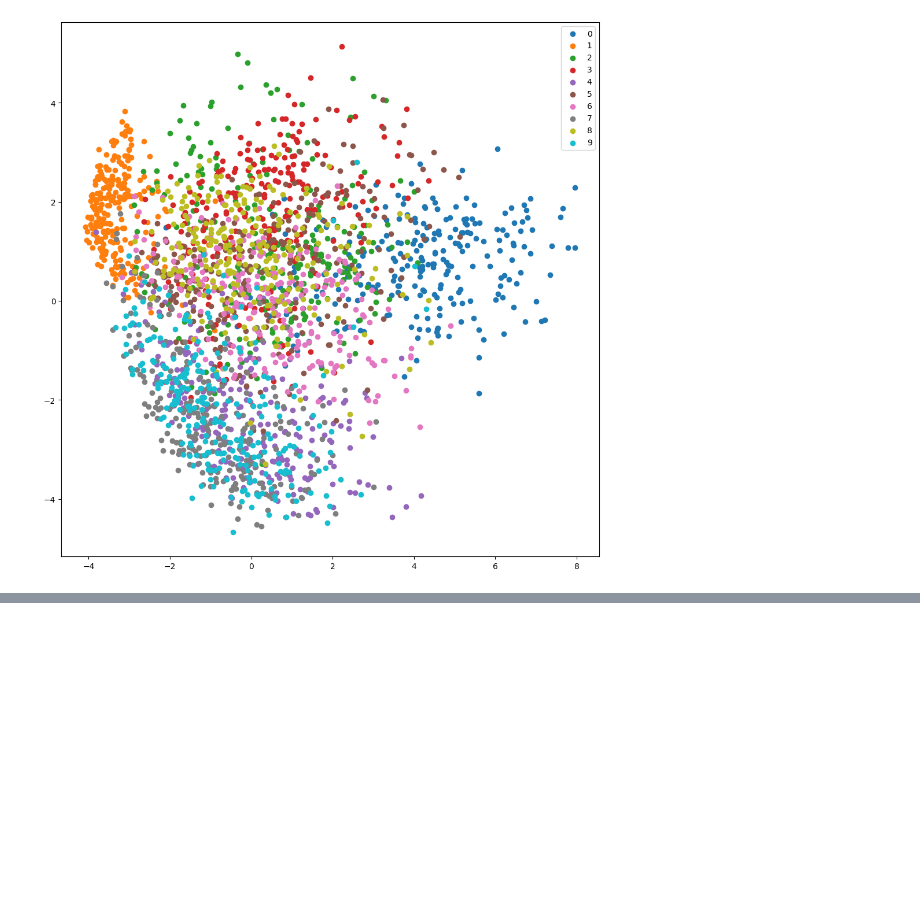
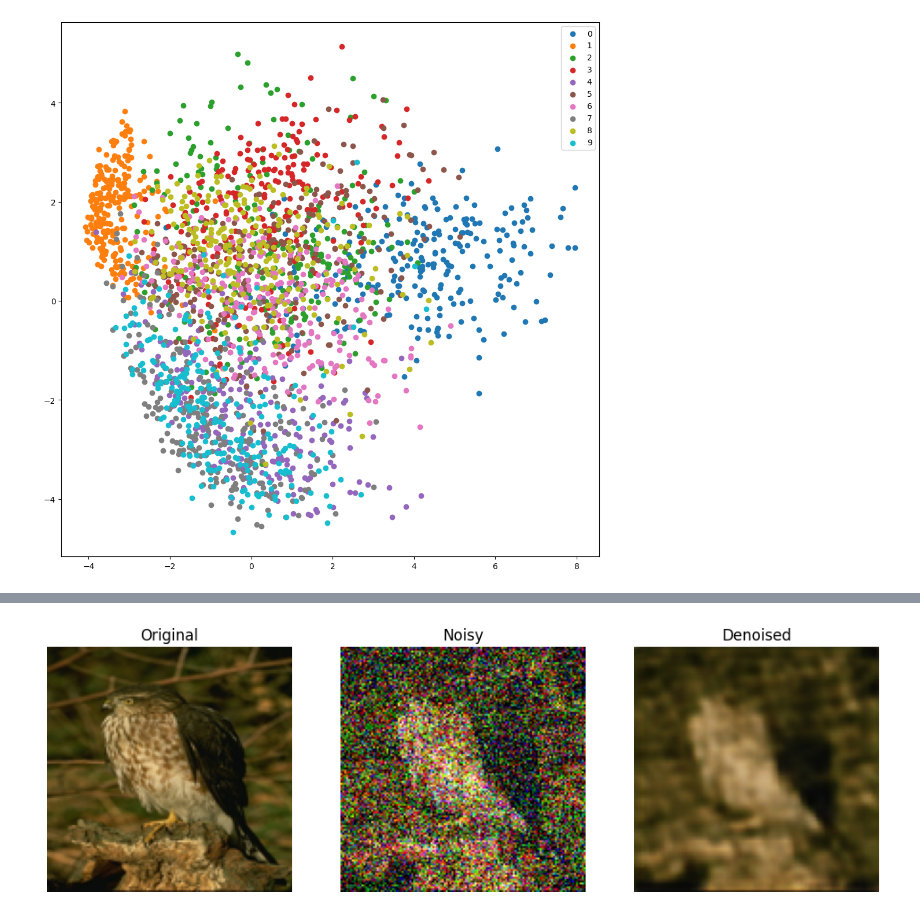
Before and after one commit to himanshukr72/Deep_learning, a Jupyter notebook: autoencoder.ipynb, the cells around one changed output, grey strips where cells are left out. Saved outputs shown, nothing was run; the diff lists cells and outputs as text; code cells hidden in the pictures; blank space fills up the shorter version.

Commit message:
autoendoer on bird image

```diff
--- a/autoencoder.ipynb
+++ b/autoencoder.ipynb
@@ -301,0 +371,9 @@ plt.legend();
+# %%
+history = autoencoder.fit(
+    noisy_images,
+    clean_images,
+    epochs=20,
+    batch_size=32,
+    shuffle=True,
+    validation_split=0.2
+)
@@ -301,0 +398,2 @@ plt.legend();
+# %%
+autoencoder.fit(noisy_images, clean_images)
@@ -301,0 +403,11 @@ plt.legend();
+# %%
+np.random.seed(42)
+
+test_noise = noise_factor * np.random.normal(
+    0, 1,
+    img.shape
+)
+
+test_noisy = np.clip(img + test_noise, 0, 1)
+
+denoised = autoencoder.predict(test_noisy)
@@ -301,0 +416,24 @@ plt.legend();
+# %%
+plt.figure(figsize=(12, 4))
+
+# Original RGB image
+plt.subplot(1, 3, 1)
+plt.imshow(img[0])
+plt.title("Original")
+plt.axis("off")
+
+# Noisy RGB image
+plt.subplot(1, 3, 2)
+plt.imshow(test_noisy[0])
+plt.title("Noisy")
+plt.axis("off")
+
+# De-noised RGB image
+plt.subplot(1, 3, 3)
+plt.imshow(denoised[0])
+plt.title("Denoised")
+plt.axis("off")
+
+plt.show()
+# %% [output]
+[figure, added]
```
Also changed, not shown: parts of 12 cells of this notebook.
